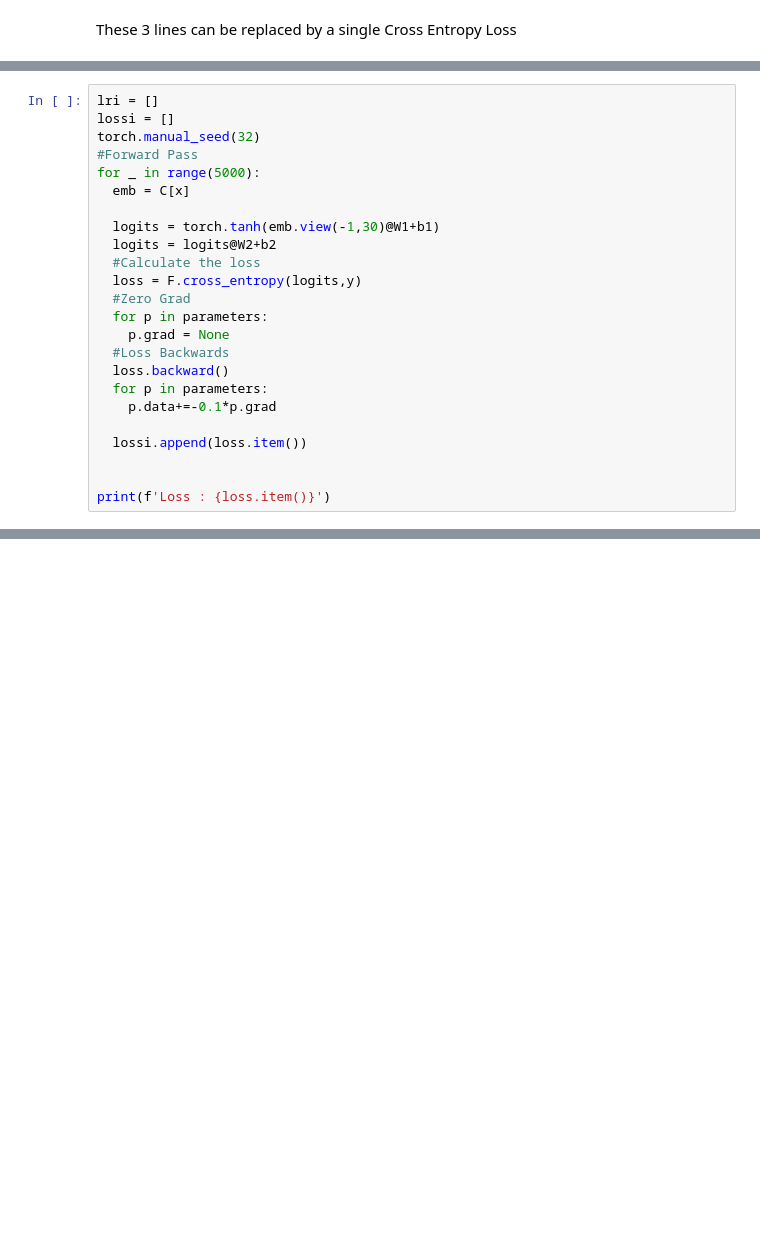
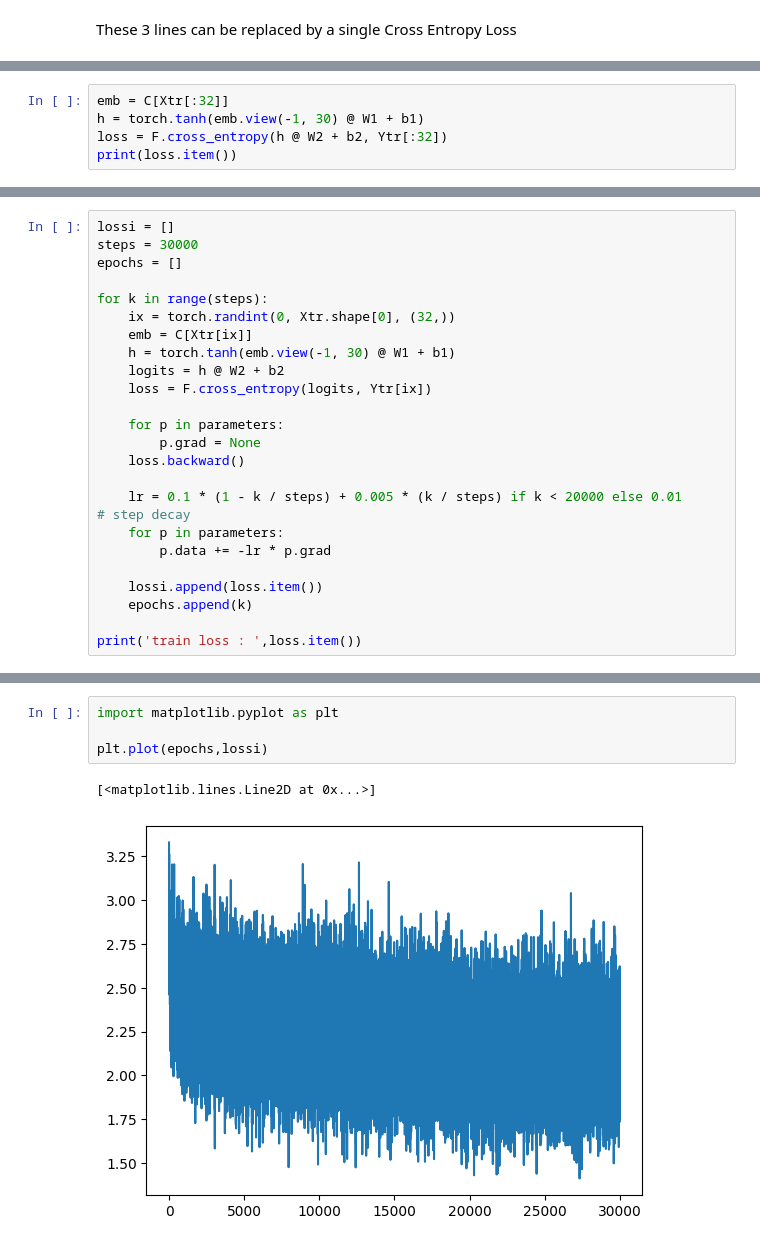
Before and after one commit to hamidharis/Zero2Hero, a Jupyter notebook: Third.ipynb, the cells around one changed output, grey strips where cells are left out. Drawn from its saved outputs; the diff is of its cells as text; blank space fills up the shorter version.

Commit message:
MLP: LR sweep + decay, train 2.124 / dev 2.151

```diff
--- a/Third.ipynb
+++ b/Third.ipynb
@@ -117,0 +111,5 @@ print(no_of_params)
+# %%
+emb = C[Xtr[:32]]
+h = torch.tanh(emb.view(-1, 30) @ W1 + b1)
+loss = F.cross_entropy(h @ W2 + b2, Ytr[:32])
+print(loss.item())
@@ -118,25 +118,25 @@ print(no_of_params)
 # %%
-lri = []
 lossi = []
-torch.manual_seed(32)
-#Forward Pass
-for _ in range(5000):
-  emb = C[x]
+steps = 30000
+epochs = []
 
-  logits = torch.tanh(emb.view(-1,30)@W1+b1)
-  logits = logits@W2+b2
-  #Calculate the loss
-  loss = F.cross_entropy(logits,y)
-  #Zero Grad
-  for p in parameters:
-    p.grad = None
-  #Loss Backwards
-  loss.backward()
-  for p in parameters:
-    p.data+=-0.1*p.grad
+for k in range(steps):
+    ix = torch.randint(0, Xtr.shape[0], (32,))
+    emb = C[Xtr[ix]]
+    h = torch.tanh(emb.view(-1, 30) @ W1 + b1)
+    logits = h @ W2 + b2
+    loss = F.cross_entropy(logits, Ytr[ix])
 
-  lossi.append(loss.item())
+    for p in parameters:
+        p.grad = None
+    loss.backward()
 
+    lr = 0.1 * (1 - k / steps) + 0.005 * (k / steps) if k < 20000 else 0.01      # step decay
+    for p in parameters:
+        p.data += -lr * p.grad
 
-print(f'Loss : {loss.item()}')
+    lossi.append(loss.item())
+    epochs.append(k)
+
+print('train loss : ',loss.item())
 # %% [output]
@@ -143,0 +144,7 @@ KeyboardInterrupt:
+# %%
+import matplotlib.pyplot as plt
+
+plt.plot(epochs,lossi)
+# %% [output]
+[<matplotlib.lines.Line2D at 0x...>]
+[figure, added]
```
Also changed, not shown: parts of 6 cells of this notebook.
